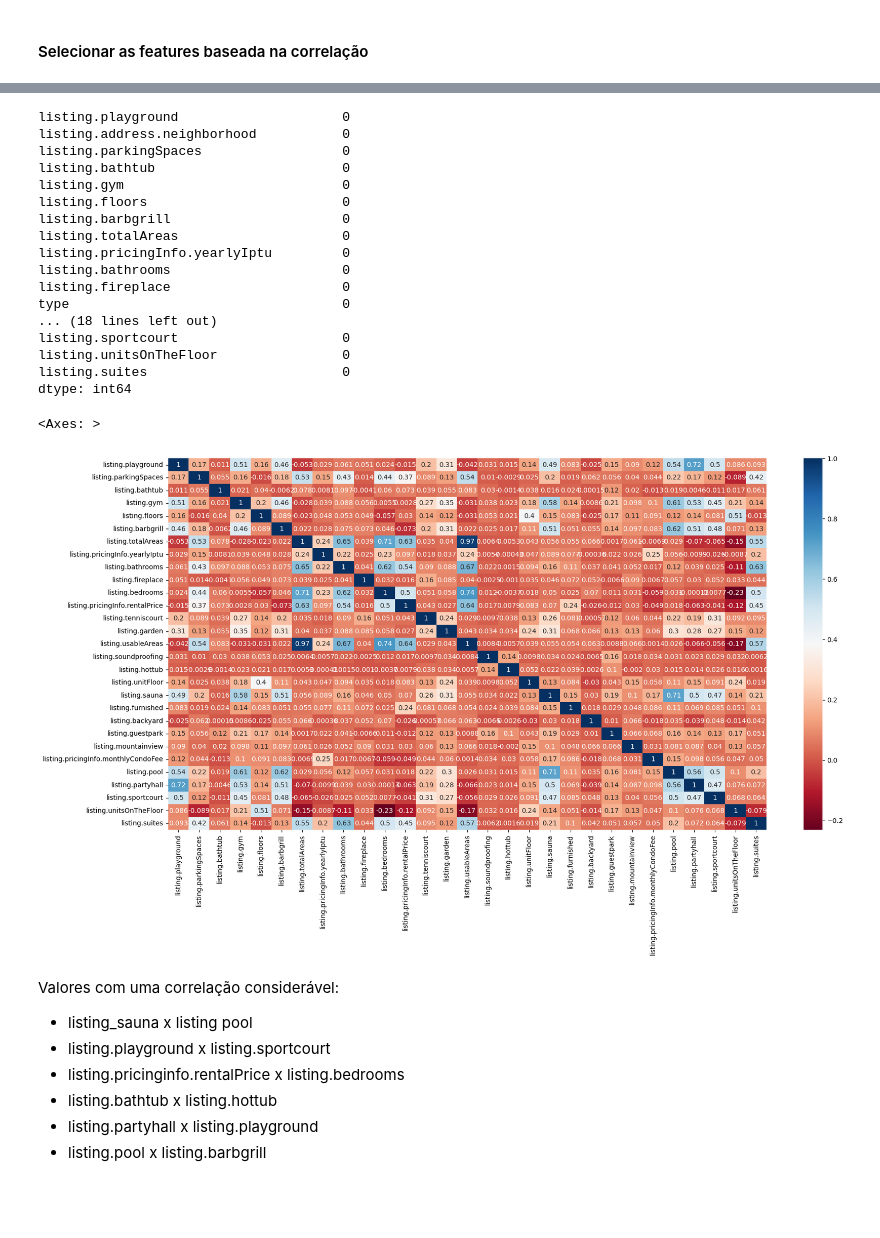
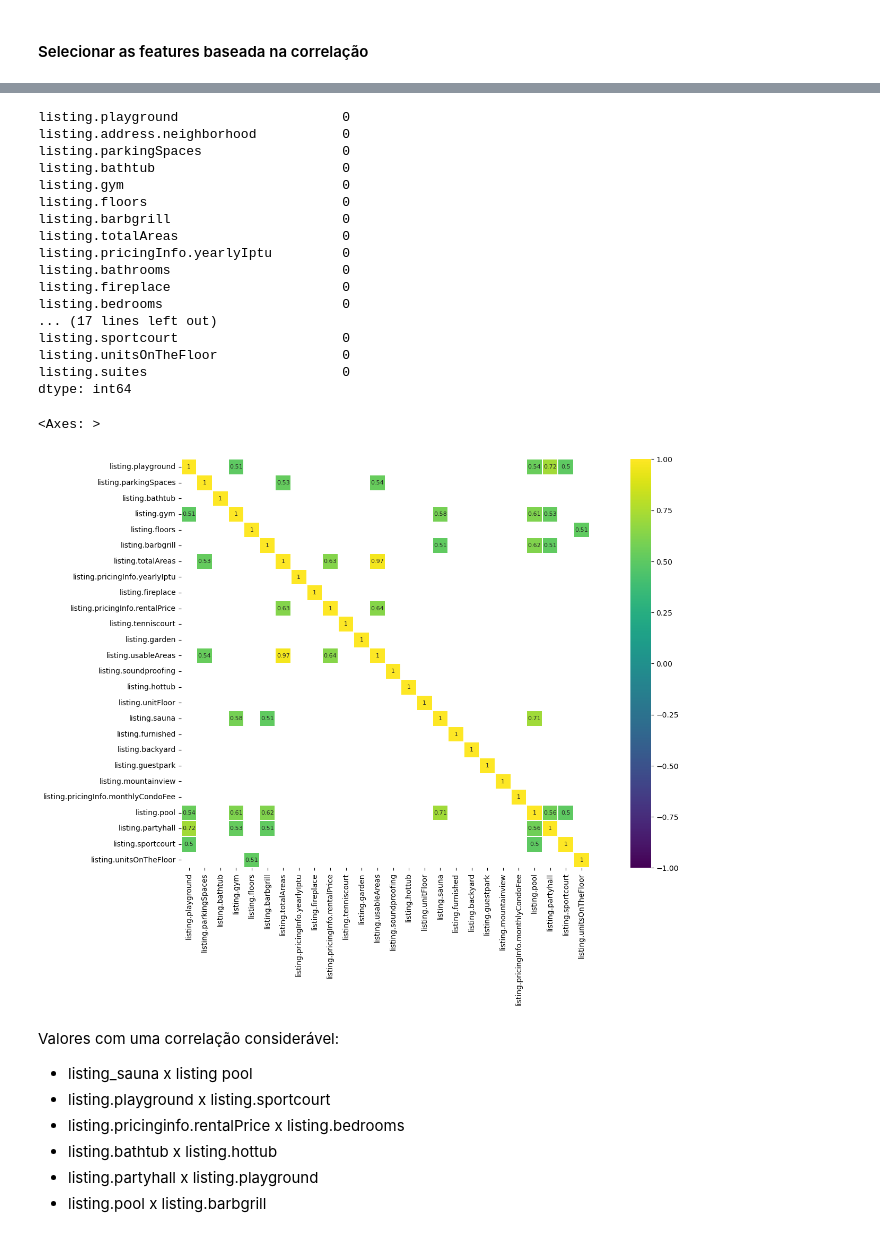
Before and after one commit to caiocmb7/MachineLearning-DS, a Jupyter notebook: ICD/Trabalho1/project.ipynb, the cells around one changed output, grey strips where cells are left out. Saved outputs shown, nothing was run; the diff lists cells and outputs as text; code cells hidden in the pictures; blank space fills up the shorter version.

```diff
--- a/ICD/Trabalho1/project.ipynb
+++ b/ICD/Trabalho1/project.ipynb
@@ -822,3 +799,24 @@ Name: imvl_type, dtype: int64
+# %%
+df["listing.pricingInfo.yearlyIptu"] = df["listing.pricingInfo.yearlyIptu"].astype(
+    float
+)
+df["listing.pricingInfo.monthlyCondoFee"] = df[
+    "listing.pricingInfo.monthlyCondoFee"
+].astype(float)
+df["listing.usableAreas"] = df["listing.usableAreas"].astype(float)
+df["listing.floors"] = df["listing.floors"].astype(float)
+df["listing.parkingSpaces"] = df["listing.parkingSpaces"].astype(float)
+df["listing.unitsOnTheFloor"] = df["listing.unitsOnTheFloor"].astype(float)
+df["listing.unitFloor"] = df["listing.unitFloor"].astype(float)
+
+df["listing.bedrooms"] = df["listing.bedrooms"].astype("category")
+df["listing.bathrooms"] = df["listing.bathrooms"].astype("category")
+df["listing.suites"] = df["listing.suites"].astype("category")
+df["listing.address.neighborhood"] = df["listing.address.neighborhood"].astype(
+    "category"
+)
+df["listing.address.zone"] = df["listing.address.zone"].astype("category")
+df["imvl_type"] = df["imvl_type"].astype("category")
 # %%
 df.isna().sum()
 # %% [output]
@@ -833,18 +831,29 @@ listing.totalAreas                     0
 listing.pricingInfo.yearlyIptu         0
 listing.bathrooms                      0
 listing.fireplace                      0
-type                                   0
-... (18 lines left out)
+listing.bedrooms                       0
+... (17 lines left out)
 listing.sportcourt                     0
 listing.unitsOnTheFloor                0
 listing.suites                         0
 dtype: int64
 # %%
 plt.subplots(figsize=(20, 10))
-sns.heatmap(df.corr(), cmap="RdBu", cbar=True, annot=True)
+# sns.heatmap(df.corr(), cmap="RdBu", cbar=True, annot=True)
+corr = df.corr()
+sns.heatmap(
+    corr[(corr >= 0.5) | (corr <= -0.4)],
+    cmap="viridis",
+    vmax=1.0,
+    vmin=-1.0,
+    linewidths=0.1,
+    annot=True,
+    annot_kws={"size": 8},
+    square=True,
+)
 # %% [output]
 <Axes: >
-[figure, old version]
+[figure, new version]
 # %% [markdown]
 Valores com uma correlação considerável:
 
```
Also changed, not shown: parts of 52 cells of this notebook, 2 other files.
